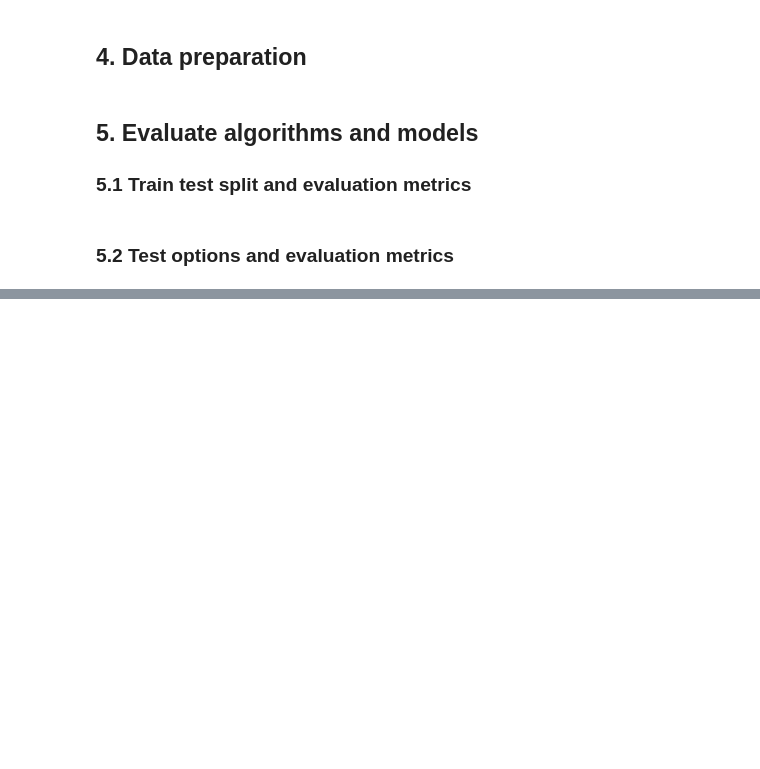
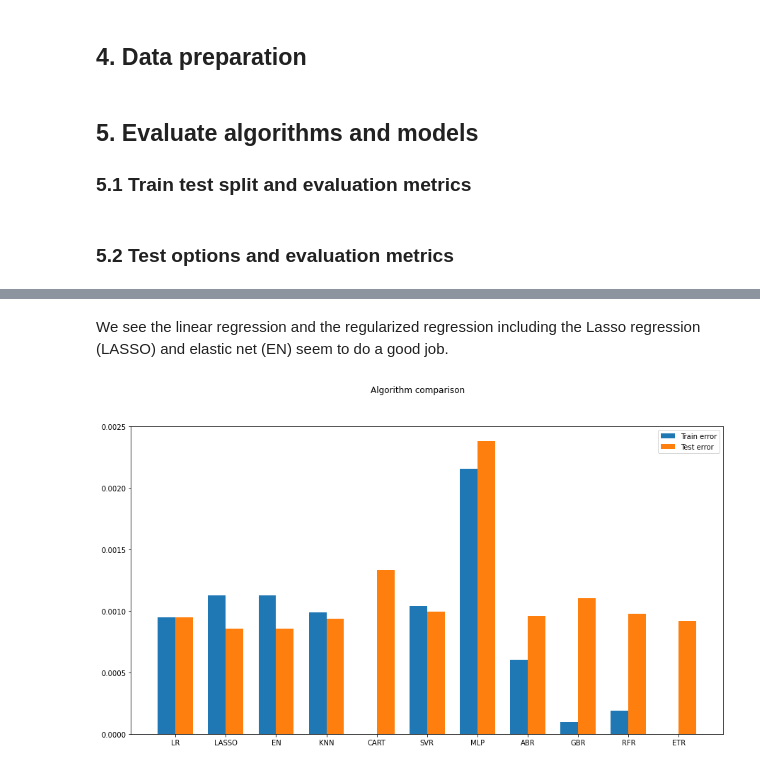
Before and after one commit to y30308/ML_Fin, a Jupyter notebook: ch5_1_StockPricePrediction.ipynb, the cells around one changed output, grey strips where cells are left out. Saved outputs shown, nothing was run; the diff lists cells and outputs as text; code cells hidden in the pictures; blank space fills up the shorter version.

```diff
--- a/ch5_1_StockPricePrediction.ipynb
+++ b/ch5_1_StockPricePrediction.ipynb
@@ -206,0 +278,20 @@ scoring = 'neg_mean_squared_error'
+# %% [markdown]
+We see the linear regression and the regularized regression including the Lasso regression (LASSO) and elastic net (EN) seem to do a good job.
+# %%
+# Compare algorithms
+fig  = pyplot.figure()
+
+ind = np.arange(len(names))    #the x locations for the groups
+width = 0.35    #the width of the bars
+
+fig.suptitle('Algorithm comparison')
+ax = fig.add_subplot(111)
+pyplot.bar(ind - width/2, train_results, width=width, label='Train error')
+pyplot.bar(ind + width/2, test_results, width=width, label='Test error')
+fig.set_size_inches(15, 8)
+pyplot.legend()
+ax.set_xticks(ind)
+ax.set_xticklabels(names)
+pyplot.show()
+# %% [output]
+[figure, added]
```
Also changed, not shown: parts of 6 cells of this notebook.
